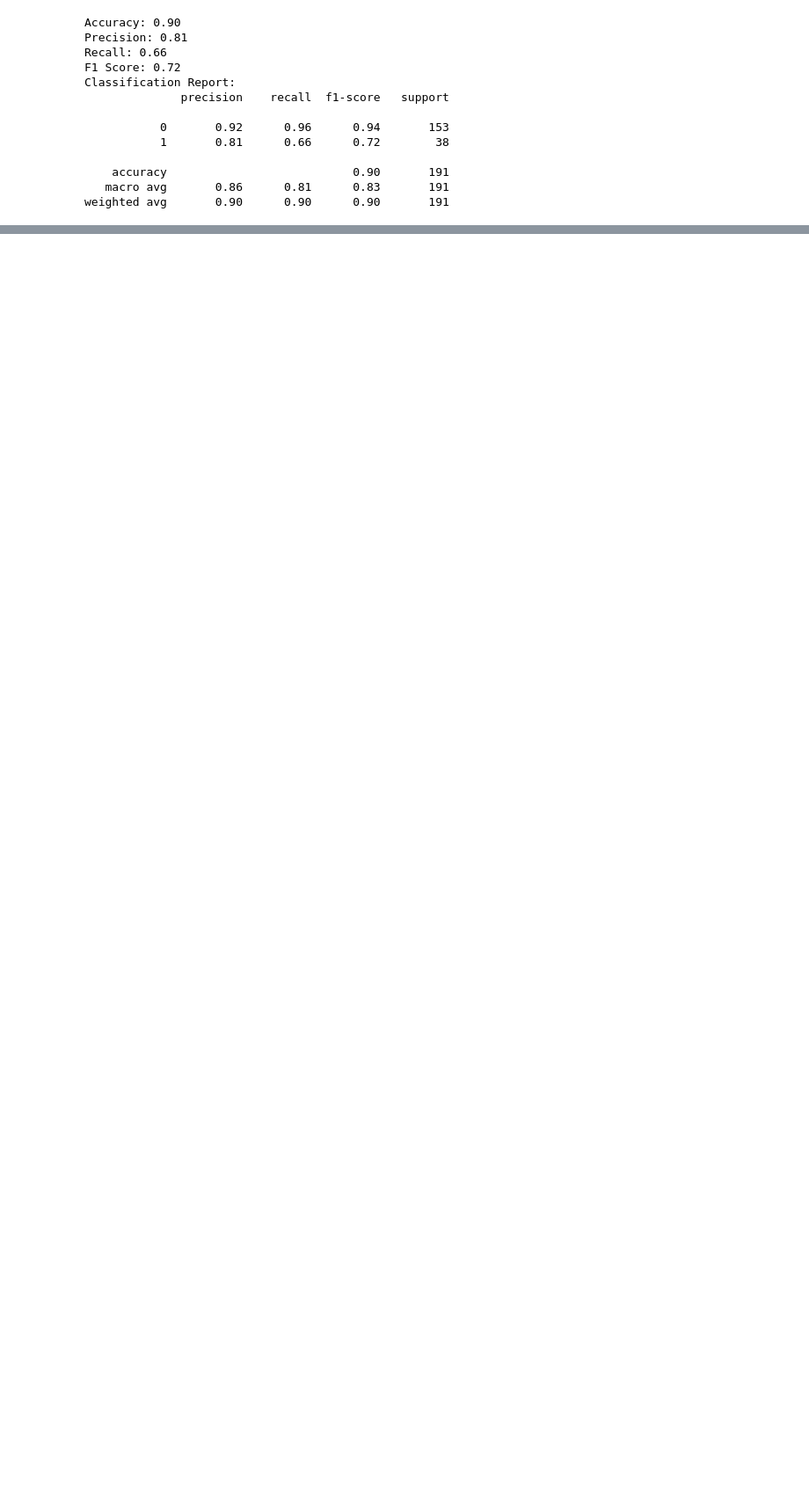
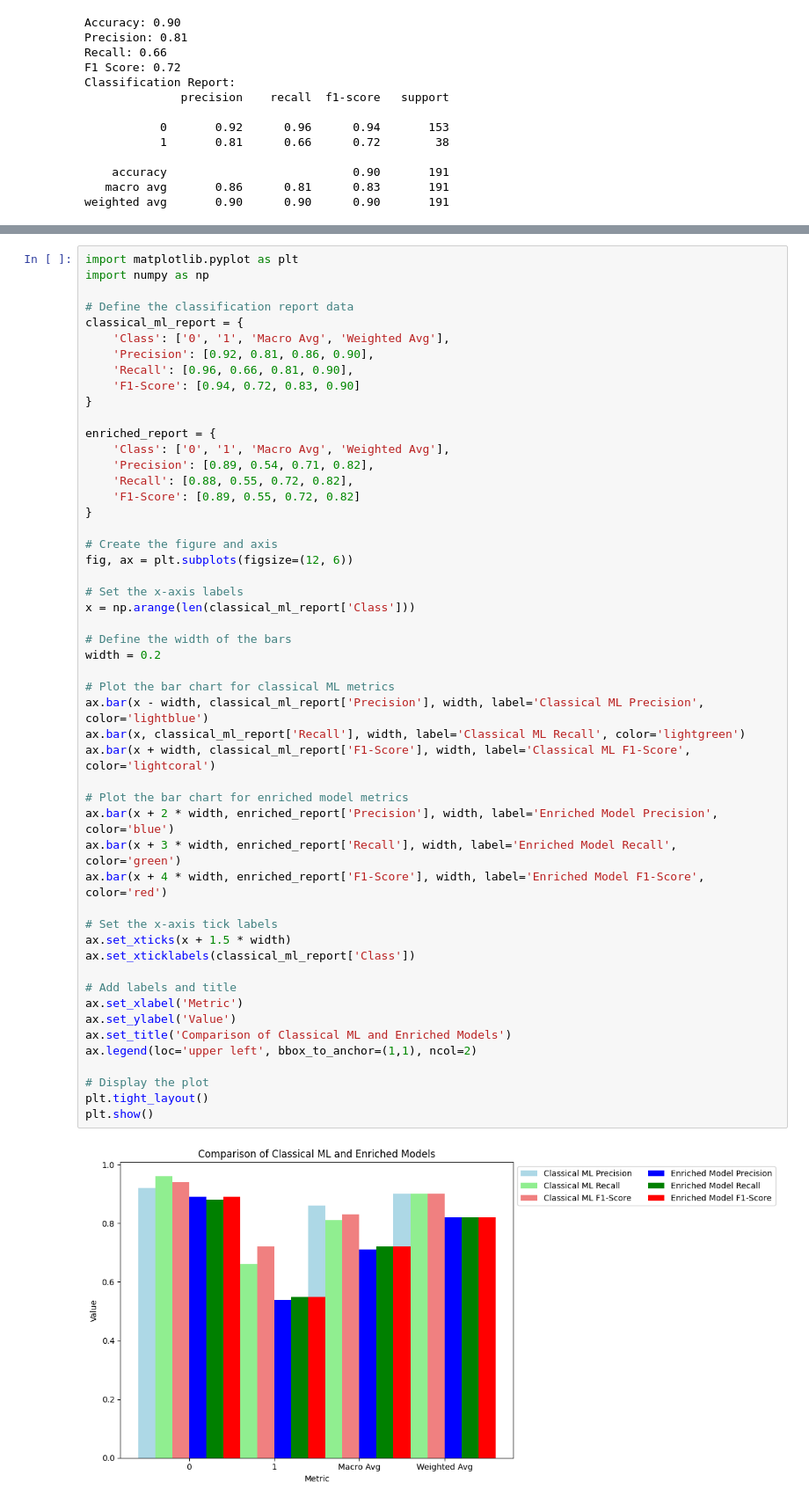
Before and after one commit to hargurjeet/LJMU_Thesis_Results_Hargurjeet_Singh, a Jupyter notebook: classical_ml_traning.ipynb, the cells around one changed output, grey strips where cells are left out. Shown: that part at 88% size. Cells and saved outputs as stored; diff of their text form; blank space fills up the shorter version.

```diff
--- a/classical_ml_traning.ipynb
+++ b/classical_ml_traning.ipynb
@@ -146,0 +149,53 @@ plt.show()
+# %%
+import matplotlib.pyplot as plt
+import numpy as np
+
+# Define the classification report data
+classical_ml_report = {
+    'Class': ['0', '1', 'Macro Avg', 'Weighted Avg'],
+    'Precision': [0.92, 0.81, 0.86, 0.90],
+    'Recall': [0.96, 0.66, 0.81, 0.90],
+    'F1-Score': [0.94, 0.72, 0.83, 0.90]
+}
+
+enriched_report = {
+    'Class': ['0', '1', 'Macro Avg', 'Weighted Avg'],
+    'Precision': [0.89, 0.54, 0.71, 0.82],
+    'Recall': [0.88, 0.55, 0.72, 0.82],
+    'F1-Score': [0.89, 0.55, 0.72, 0.82]
+}
+
+# Create the figure and axis
+fig, ax = plt.subplots(figsize=(12, 6))
+
+# Set the x-axis labels
+x = np.arange(len(classical_ml_report['Class']))
+
+# Define the width of the bars
+width = 0.2
+
+# Plot the bar chart for classical ML metrics
+ax.bar(x - width, classical_ml_report['Precision'], width, label='Classical ML Precision', color='lightblue')
+ax.bar(x, classical_ml_report['Recall'], width, label='Classical ML Recall', color='lightgreen')
+ax.bar(x + width, classical_ml_report['F1-Score'], width, label='Classical ML F1-Score', color='lightcoral')
+
+# Plot the bar chart for enriched model metrics
+ax.bar(x + 2 * width, enriched_report['Precision'], width, label='Enriched Model Precision', color='blue')
+ax.bar(x + 3 * width, enriched_report['Recall'], width, label='Enriched Model Recall', color='green')
+ax.bar(x + 4 * width, enriched_report['F1-Score'], width, label='Enriched Model F1-Score', color='red')
+
+# Set the x-axis tick labels
+ax.set_xticks(x + 1.5 * width)
+ax.set_xticklabels(classical_ml_report['Class'])
+
+# Add labels and title
+ax.set_xlabel('Metric')
+ax.set_ylabel('Value')
+ax.set_title('Comparison of Classical ML and Enriched Models')
+ax.legend(loc='upper left', bbox_to_anchor=(1,1), ncol=2)
+
+# Display the plot
+plt.tight_layout()
+plt.show()
+# %% [output]
+[figure, added]
```
Also changed, not shown: parts of 1 cell of this notebook.
